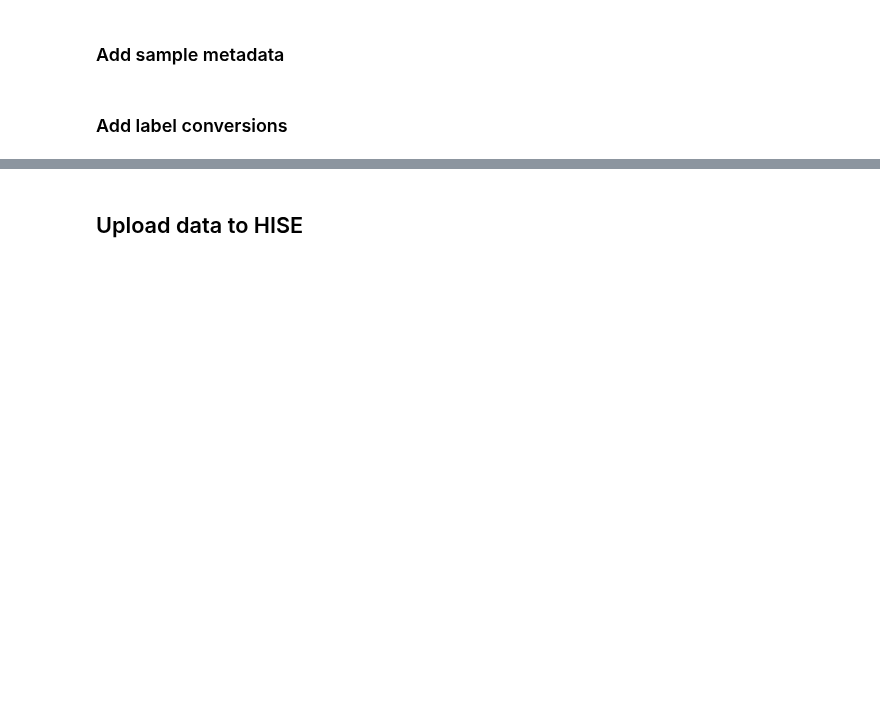
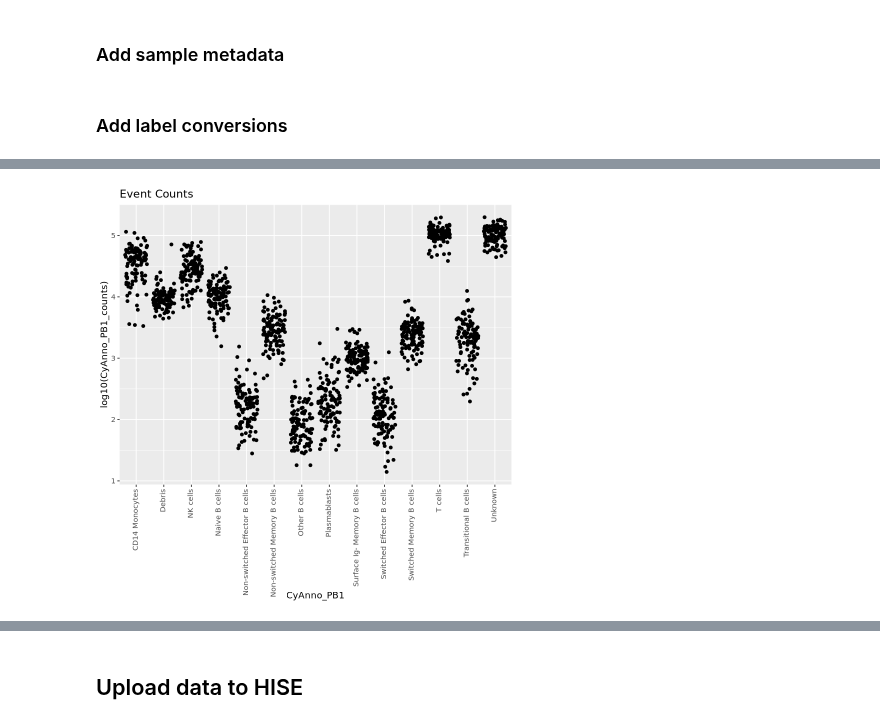
Before and after one commit to aifimmunology/aifi-healthy-pbmc-reference, a Jupyter notebook: 11-Flow_cytometry/01-R_retrieve_flow_type_counts.ipynb, the cells around one changed output, grey strips where cells are left out. Drawn from its saved outputs; the diff is of its cells as text; code cells hidden in the pictures; blank space fills up the shorter version.

```diff
--- a/11-Flow_cytometry/01-R_retrieve_flow_type_counts.ipynb
+++ b/11-Flow_cytometry/01-R_retrieve_flow_type_counts.ipynb
@@ -224,0 +515,13 @@ head(panel_dfs[[1]])
+# %%
+ggplot() +
+  geom_jitter(
+      data = test_data,
+      aes(x = CyAnno_PB1,
+          y = log10(CyAnno_PB1_counts))
+  ) +
+  theme(
+      axis.text.x = element_text(angle = 90, hjust = 1, vjust = 0.3)
+  ) +
+  ggtitle("Event Counts")
+# %% [output]
+[figure, added]
```
Also changed, not shown: parts of 68 cells of this notebook, 1 other file.
